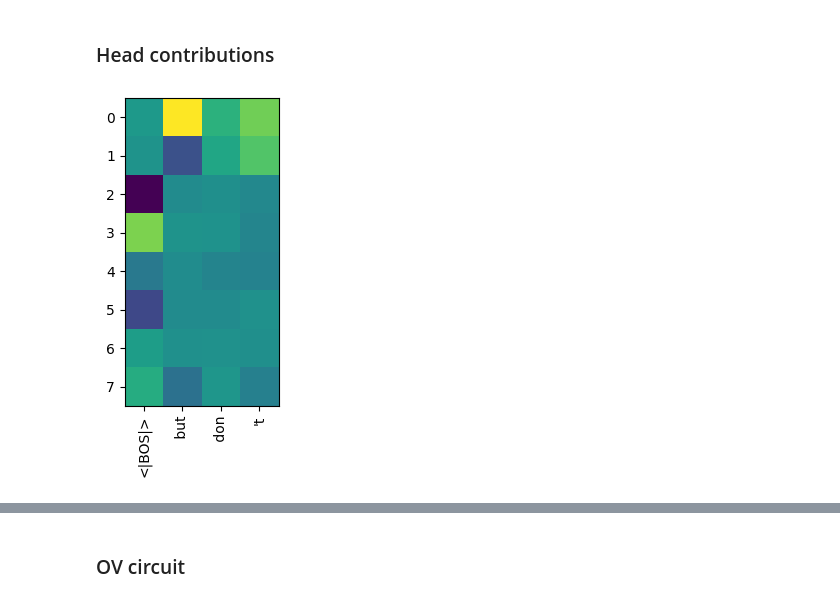
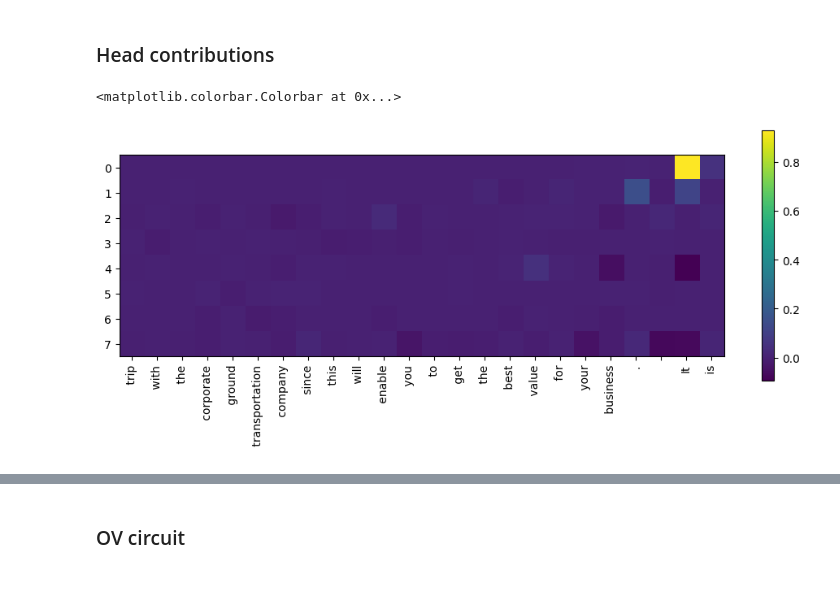
Before and after one commit to pchlenski/mats, a Jupyter notebook: notebooks/7_pc_feature_tracing.ipynb, the cells around one changed output, grey strips where cells are left out. Saved outputs shown, nothing was run; the diff lists cells and outputs as text; code cells hidden in the pictures.

Commit message:
Adversarial examples complete

```diff
--- a/notebooks/7_pc_feature_tracing.ipynb
+++ b/notebooks/7_pc_feature_tracing.ipynb
@@ -16,11 +13,12 @@ TOKEN_IDX = 0
 # FEATURE_ID, SAMPLE_IDX, TOKEN_IDX = 15954, 89597, 18  # www1
 # FEATURE_ID, SAMPLE_IDX, TOKEN_IDX = 8500, 145713, 24  # www2
 
-# FEATURE_ID = 4542 # it is
+FEATURE_ID, SAMPLE_IDX, TOKEN_IDX = 4542, 63202, 73  # it is
 # FEATURE_ID, SAMPLE_IDX, TOKEN_IDX = 8, 38, 73 # ')
-FEATURE_ID, SAMPLE_IDX, TOKEN_IDX = 10996, 6948, 3  # 't
+# FEATURE_ID, SAMPLE_IDX, TOKEN_IDX = 10996, 6948, 3  # 't
 BATCH_SIZE = 64
-HEAD = 3
+N_BATCHES = 25  # For freqs
+HEAD = 0
 # %%
 import pandas as pd
 import matplotlib.pyplot as plt
@@ -70,7 +70,8 @@ result = analyze_linearized_feature(
     data=data,
     encoder=sae,
     head=HEAD,
-    batch_size=BATCH_SIZE,
+    # batch_size=BATCH_SIZE,
+    # n_batches=100,
 )
 
 # TODO: get rid of the TOKEN_IDX argument and automate it instead
@@ -180,20 +172,24 @@ I skipped the exploration of linearization points, because you can do this by ju
 # %%
 # plot_head_token_contribs(model=model, contribs=attn_contribs, tokens=data[SAMPLE_IDX], dst=TOKEN_IDX)
 # plt.show()
 
 plot_attn_contribs_for_example(
     model=model,
     data=data,
     example_idx=SAMPLE_IDX,
     token_idx=TOKEN_IDX,
+    # example_idx=90184,
+    # token_idx=18,
     feature_mid=result["mid"],
-    start_token_idx=0,
+    start_token_idx=50,
     ov_only=False,
     layer=0,
     batch_size=BATCH_SIZE,
 )
+plt.colorbar()
 # %% [output]
+<matplotlib.colorbar.Colorbar at 0x...>
-[figure, old version]
+[figure, new version]
 # %%
 # OV only version
 
```
Also changed, not shown: parts of 21 cells of this notebook, 9 other files.
